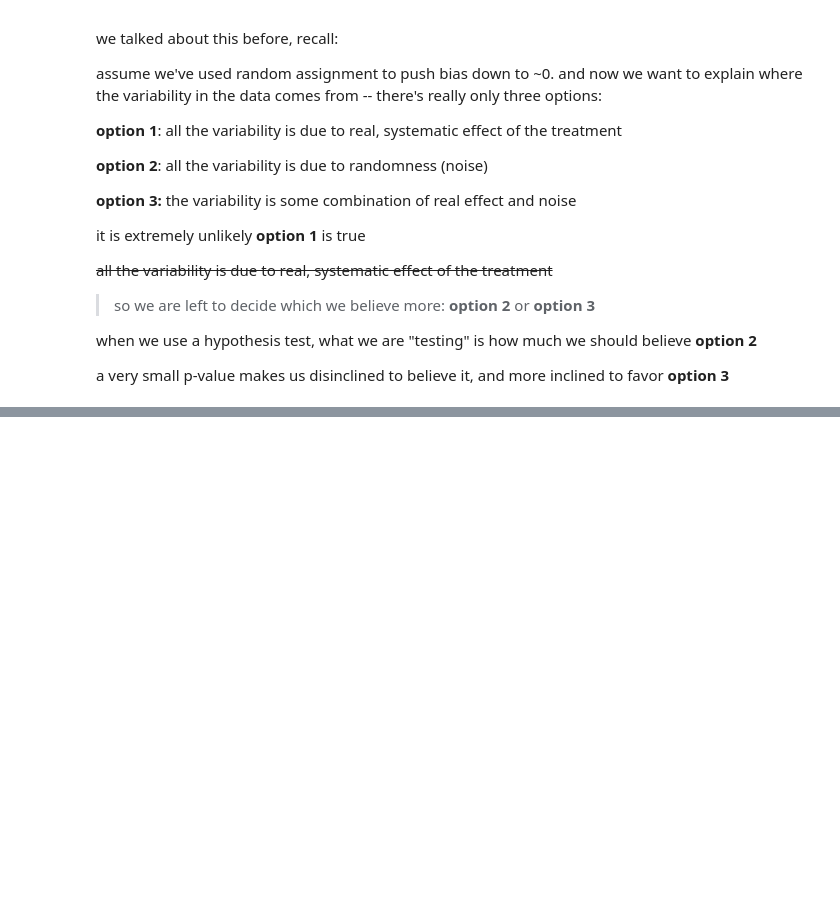
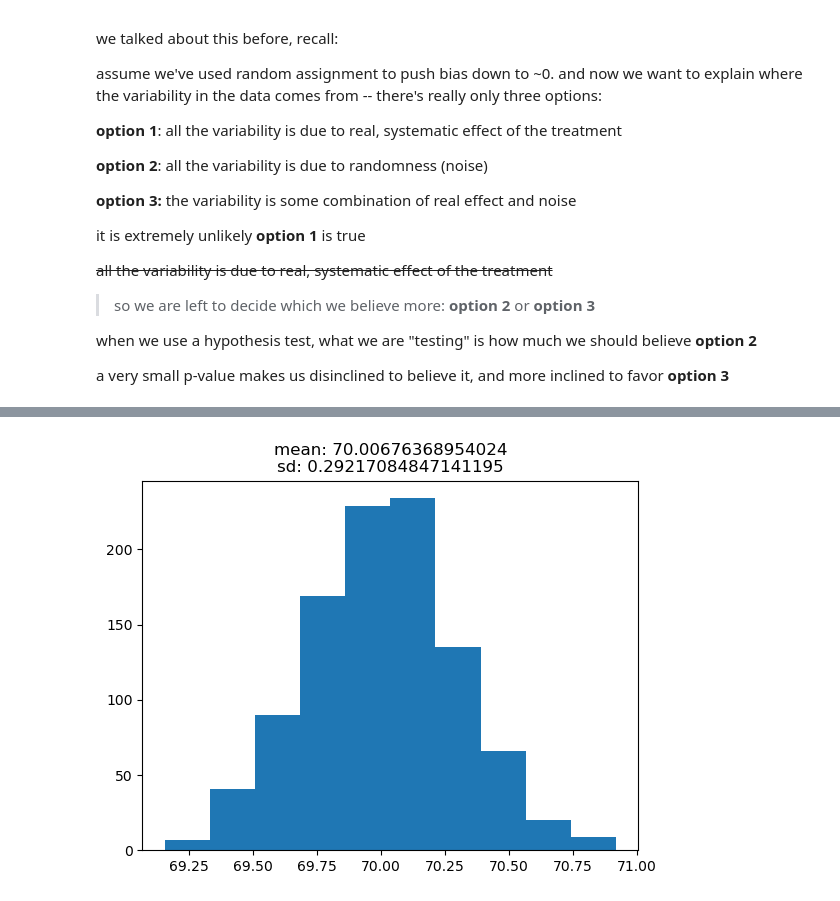
Before and after one commit to project-palooza/causal_inference, a Jupyter notebook: notebooks/variance.ipynb, the cells around one changed output, grey strips where cells are left out. Cells and saved outputs as stored; diff of their text form; code cells hidden in the pictures; blank space fills up the shorter version.

```diff
--- a/notebooks/variance.ipynb
+++ b/notebooks/variance.ipynb
@@ -64,0 +101,28 @@ a very small p-value makes us disinclined to believe it, and more inclined to fa
+# %%
+# you have many researchers, maybe 1000 independent researchers, each has enough resources/funding, to collect data from 100 people
+
+# we will have 1000 different estimates of the true mean.
+
+# means = [68,71, 70.7,....]
+
+# a histogram of means
+
+# the distribution of the means of the experiments is normal - N(population mean, std/sqrt(n))
+
+# N(70, 3/10)
+
+# central limit theorem -- useful and has many applications
+
+# "sampling distribution of the mean" = "histogram of all the means from your different experiments"
+
+list_of_sample_means = []
+for i in range(1000):
+    random_sample = np.random.choice(population_height,size = sample_size,replace=False)
+    list_of_sample_means.append(random_sample.mean())
+
+plt.figure()
+plt.hist(list_of_sample_means)
+plt.title(f"mean: {np.array(list_of_sample_means).mean()}\nsd: {np.array(list_of_sample_means).std()}")
+plt.show()
+# %% [output]
+[figure, added]
```
Also changed, not shown: parts of 12 cells of this notebook.
